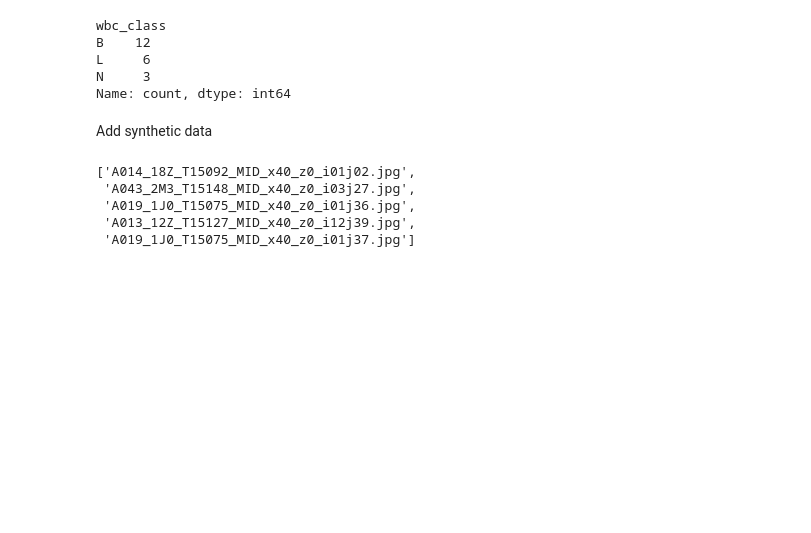
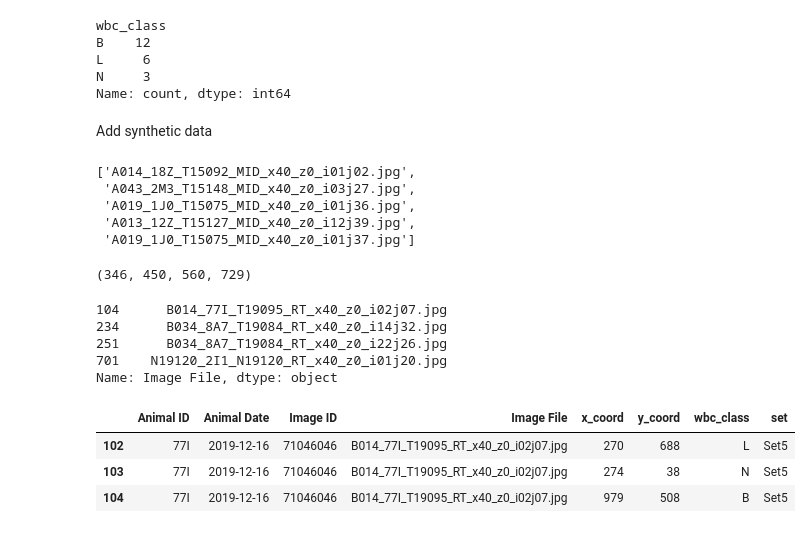
Before and after one commit to Xalt8/zooniverse_monkey, a Jupyter notebook: data_analysis.ipynb, the cells around one changed output. Saved outputs shown, nothing was run; the diff lists cells and outputs as text; code cells hidden in the pictures; blank space fills up the shorter version.

```diff
--- a/data_analysis.ipynb
+++ b/data_analysis.ipynb
@@ -348,0 +360,19 @@ good_and_no_wbc_files
+# %%
+len(no_wbc_files), len(file_list), len(set4_files), len(set5_files)
+# %% [output]
+(346, 450, 560, 729)
+# %%
+basos['Image File']
+# %% [output]
+104      B014_77I_T19095_RT_x40_z0_i02j07.jpg
+234      B034_8A7_T19084_RT_x40_z0_i14j32.jpg
+251      B034_8A7_T19084_RT_x40_z0_i22j26.jpg
+701    N19120_2I1_N19120_RT_x40_z0_i01j20.jpg
+Name: Image File, dtype: object
+# %%
+total_df[total_df['Image File'] == 'B014_77I_T19095_RT_x40_z0_i02j07.jpg']
+# %% [output]
+|  | Animal ID | Animal Date | Image ID | Image File | x_coord | y_coord | wbc_class | set |
+| 102 | 77I | 2019-12-16 | 71046046 | B014_77I_T19095_RT_x40_z0_i02j07.jpg | 270 | 688 | L | Set5 |
+| 103 | 77I | 2019-12-16 | 71046046 | B014_77I_T19095_RT_x40_z0_i02j07.jpg | 274 | 38 | N | Set5 |
+| 104 | 77I | 2019-12-16 | 71046046 | B014_77I_T19095_RT_x40_z0_i02j07.jpg | 979 | 508 | B | Set5 |
```
Also changed, not shown: parts of 8 cells of this notebook, 1 other file.
